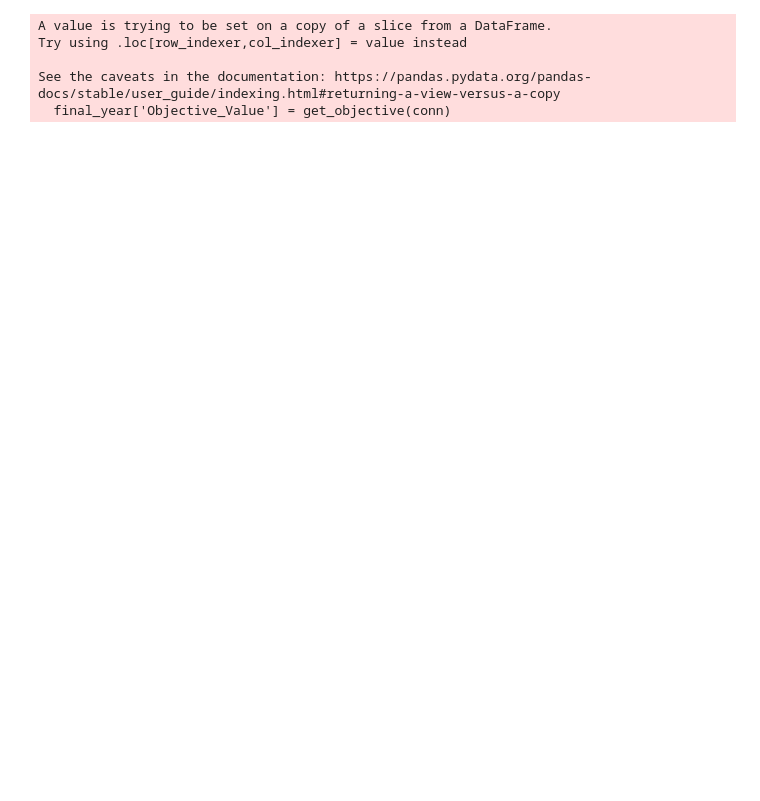
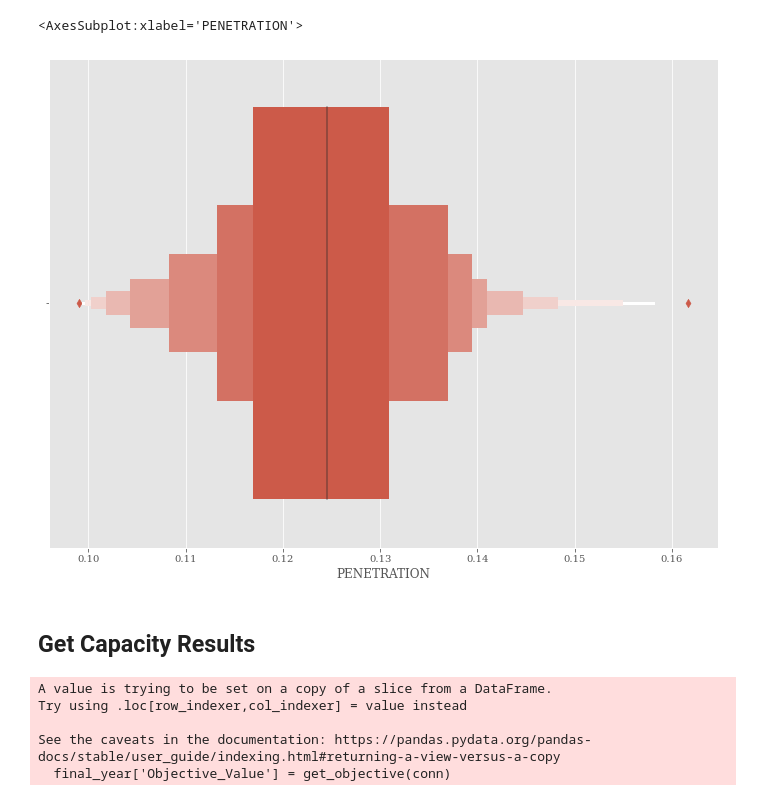
Before and after one commit to samgdotson/2021-dotson-ms, a Jupyter notebook: analysis/IL_LC_re_sensitivity_52_results.ipynb, the cells around one changed output. Saved outputs shown, nothing was run; the diff lists cells and outputs as text; code cells hidden in the pictures; blank space fills up the shorter version.

```diff
--- a/IL_LC_re_sensitivity_52_results.ipynb
+++ b/analysis/IL_LC_re_sensitivity_52_results.ipynb
@@ -45,0 +48,10 @@ data_files
+# %%
+region = 'IL'
+comm = 'ELC'
+frames = []
+for file in data_files:
+    conn = sqlite3.connect(file)
+    df = get_annual_generation(conn, region, comm)
+    final_year = df[df.index==2030]
+    frames.append(final_year)
+df = pd.concat(frames)
@@ -45,0 +75,4 @@ data_files
+# %%
+df['RENEWABLE'] = df.SOLAR_FARM + df.WIND_FARM
+dem = 233.75e3
+df['PENETRATION'] = df.RENEWABLE/dem
@@ -45,0 +96,5 @@ data_files
+# %%
+sb.boxenplot(df.PENETRATION)
+# %% [output]
+<AxesSubplot:xlabel='PENETRATION'>
+[figure, added]
@@ -46,3 +103,5 @@ data_files
+# %% [markdown]
+## Get Capacity Results
 # %%
 region = 'IL'
 comm = 'ELC'
```
Also changed, not shown: parts of 4 cells of this notebook, 12 other files.
